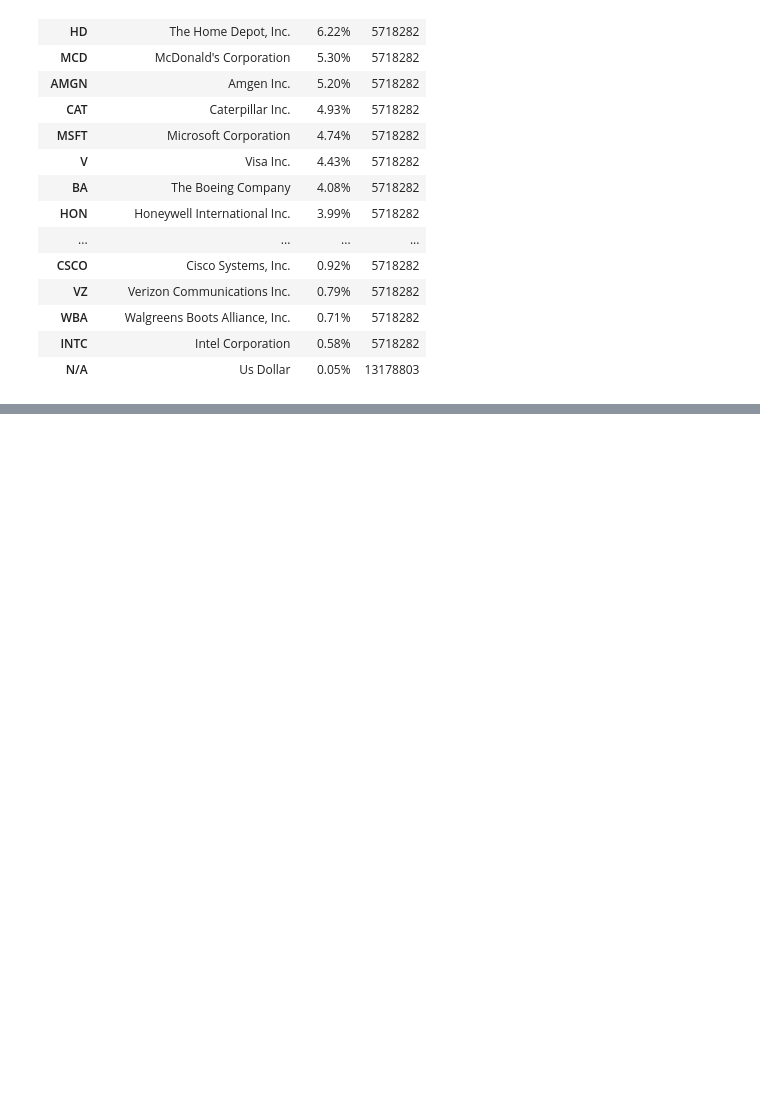
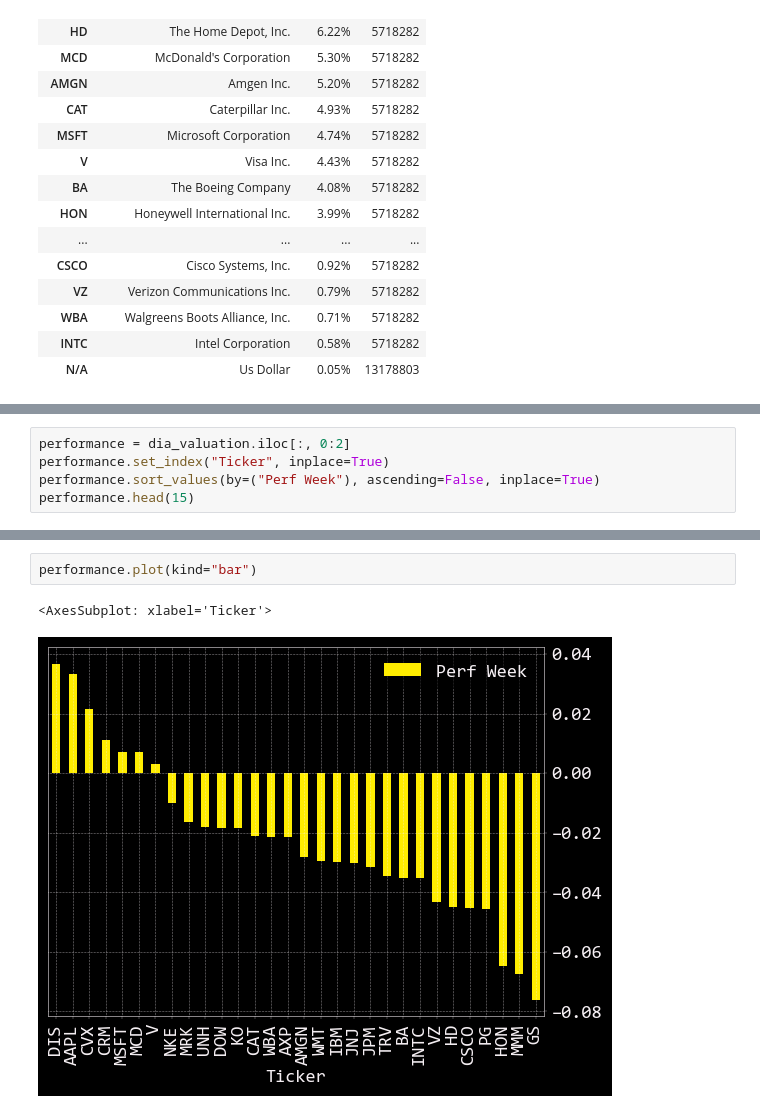
Before and after one commit to mikewenner/Jupyter_Notebooks, a Jupyter notebook: openBB/etf_holdings.ipynb, the cells around one changed output, grey strips where cells are left out. Saved outputs shown, nothing was run; the diff lists cells and outputs as text; blank space fills up the shorter version.

```diff
--- a/openBB/etf_holdings.ipynb
+++ b/openBB/etf_holdings.ipynb
@@ -57,0 +58,5 @@ dia_valuation
+# %%
+performance = dia_valuation.iloc[:, 0:2]
+performance.set_index("Ticker", inplace=True)
+performance.sort_values(by=("Perf Week"), ascending=False, inplace=True)
+performance.head(15)
@@ -57,0 +81,5 @@ dia_valuation
+# %%
+performance.plot(kind="bar")
+# %% [output]
+<AxesSubplot: xlabel='Ticker'>
+[figure, added]
```
Also changed, not shown: parts of 3 cells of this notebook.
